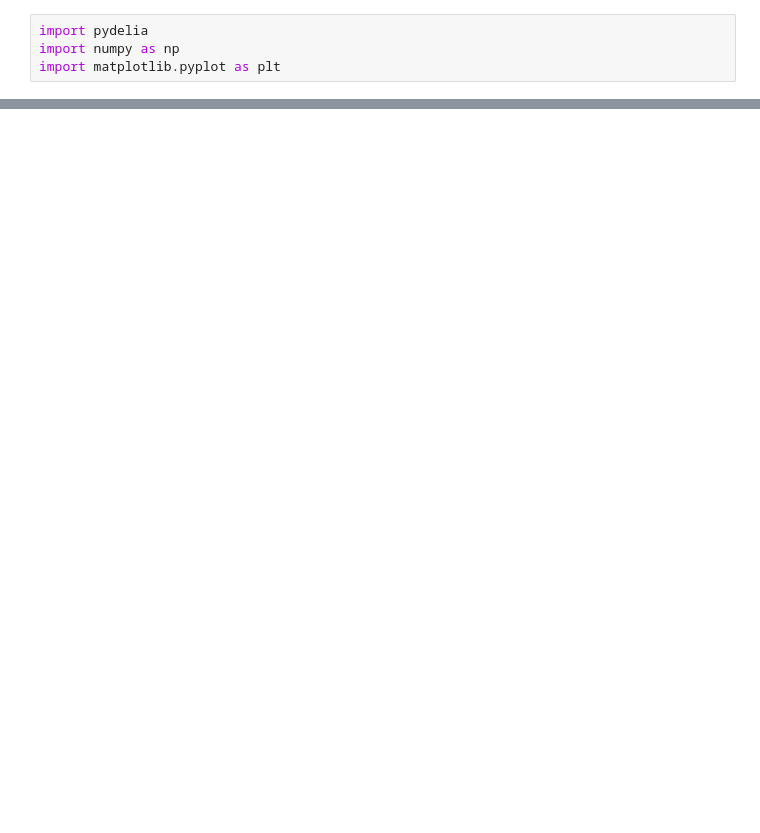
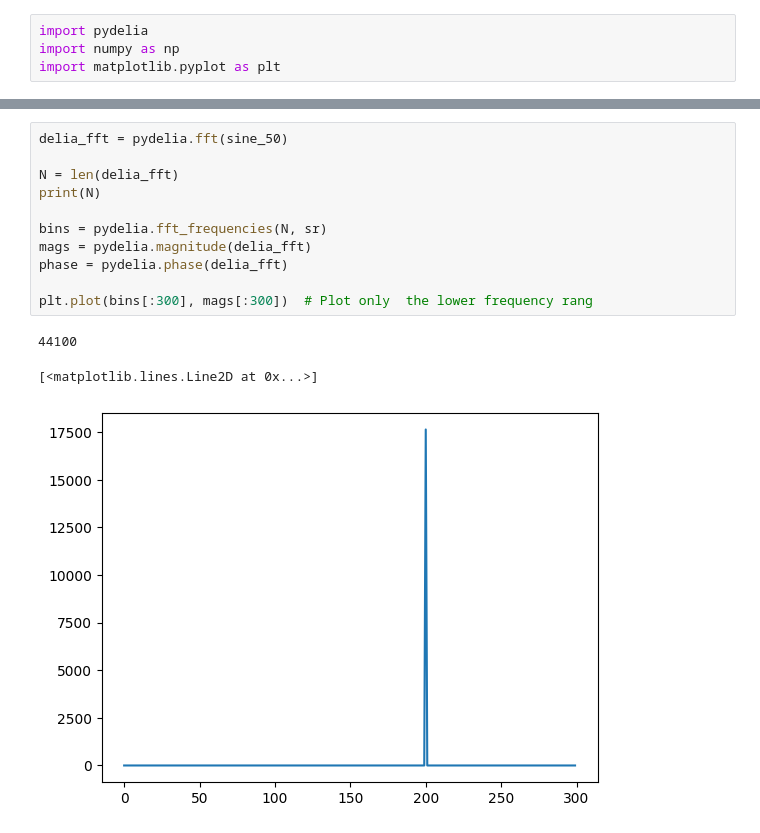
Before and after one commit to Pbotsaris/Delia-audio, a Jupyter notebook: notebooks/delia_basics.ipynb, the cells around one changed output, grey strips where cells are left out. Cells and saved outputs as stored; diff of their text form; blank space fills up the shorter version.

```diff
--- a/notebooks/delia_basics.ipynb
+++ b/notebooks/delia_basics.ipynb
@@ -153,0 +30,15 @@ print(sine2)
+# %%
+delia_fft = pydelia.fft(sine_50)
+
+N = len(delia_fft)
+print(N)
+
+bins = pydelia.fft_frequencies(N, sr)
+mags = pydelia.magnitude(delia_fft)
+phase = pydelia.phase(delia_fft)
+
+plt.plot(bins[:300], mags[:300])  # Plot only  the lower frequency rang
+# %% [output]
+44100
+[<matplotlib.lines.Line2D at 0x...>]
+[figure, added]
```
Also changed, not shown: parts of 17 cells of this notebook, 10 other files.
